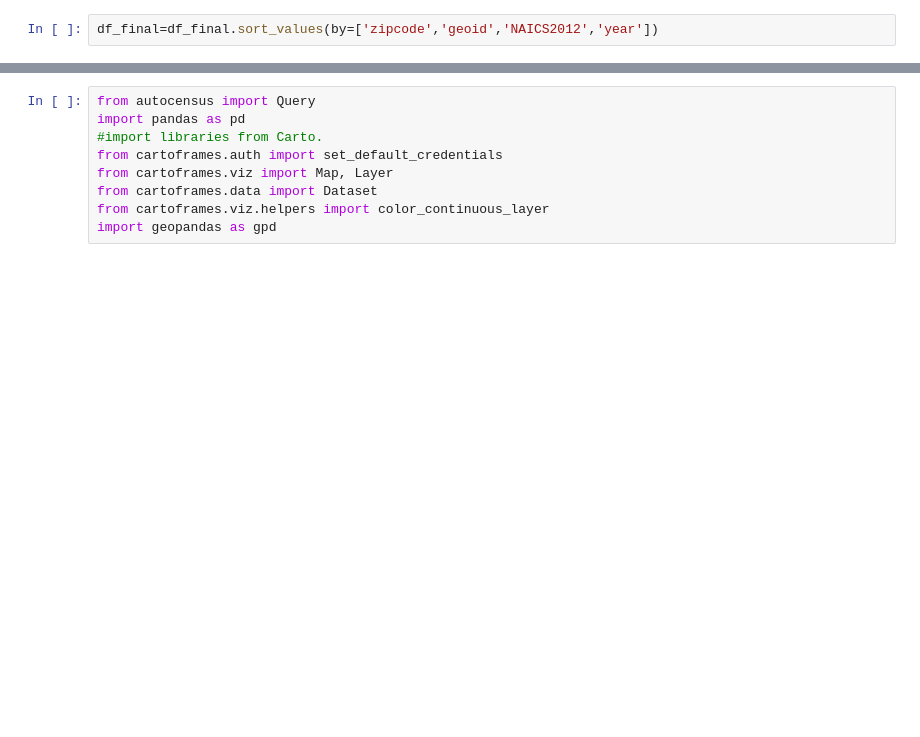
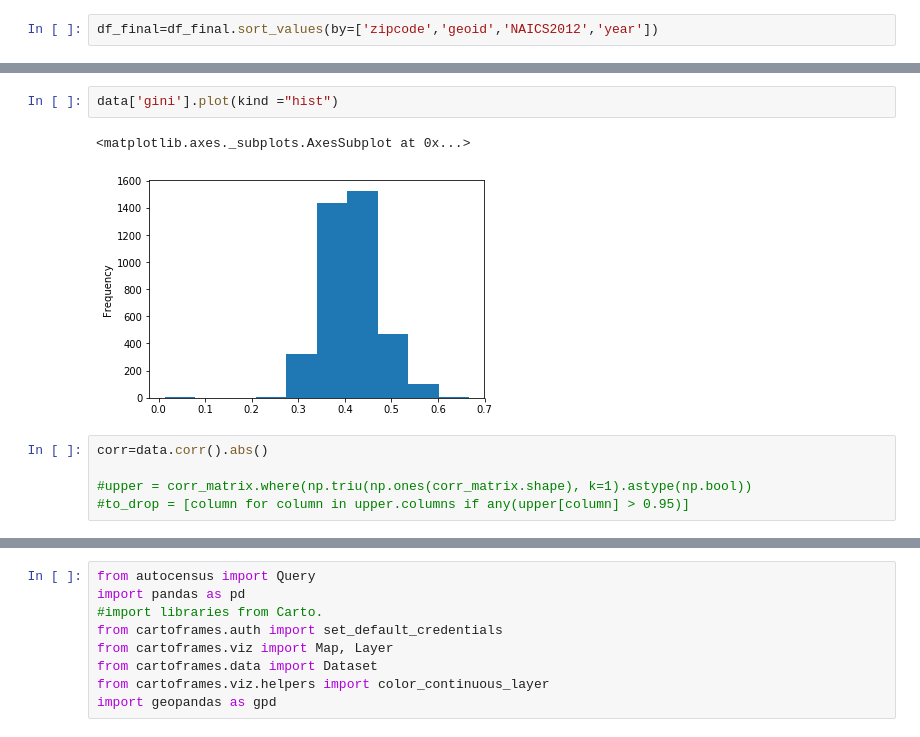
Before and after one commit to JasonZhangzy1757/CUSP-Capstone, a Jupyter notebook: US_Ignite_fed_data_merge_clean_eda.ipynb, the cells around one changed output, grey strips where cells are left out. Drawn from its saved outputs; the diff is of its cells as text; blank space fills up the shorter version.

```diff
--- a/US_Ignite_fed_data_merge_clean_eda.ipynb
+++ b/US_Ignite_fed_data_merge_clean_eda.ipynb
@@ -463,0 +581,10 @@ df_final.head()
+# %%
+data['gini'].plot(kind ="hist")
+# %% [output]
+<matplotlib.axes._subplots.AxesSubplot at 0x...>
+[figure, added]
+# %%
+corr=data.corr().abs()
+
+#upper = corr_matrix.where(np.triu(np.ones(corr_matrix.shape), k=1).astype(np.bool))
+#to_drop = [column for column in upper.columns if any(upper[column] > 0.95)]
```
Also changed, not shown: parts of 17 cells of this notebook.
